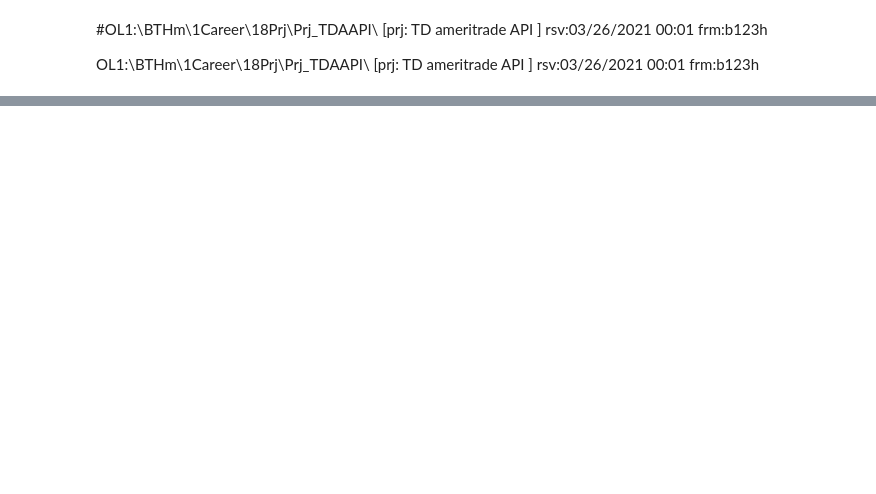
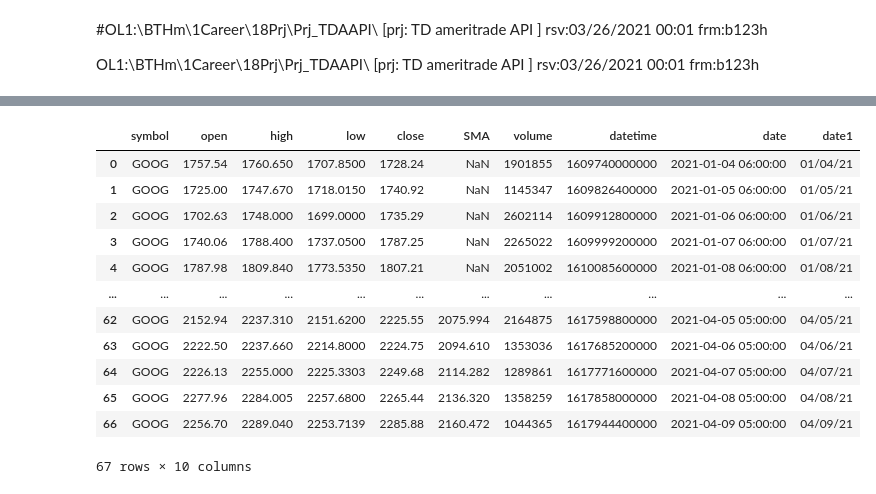
Before and after one commit to ben-t-eng/prj_TDAAPI, a Jupyter notebook: URLDecoder.ipynb, the cells around one changed output, grey strips where cells are left out. Saved outputs shown, nothing was run; the diff lists cells and outputs as text; code cells hidden in the pictures; blank space fills up the shorter version.

```diff
--- a/URLDecoder.ipynb
+++ b/URLDecoder.ipynb
@@ -134,0 +148,10 @@ yBsr.find_by_id("login-signin").click()
+# %%
+import talib
+
+
+#https://www.geeksforgeeks.org/adding-new-column-to-existing-dataframe-in-pandas/
+ySMA=talib.SMA(df1['close'].values, timeperiod=10)
+
+# df1["SMA"]=ySMA ##works
+df1.insert(5,"SMA",  ySMA, True) #works too
+df1
@@ -134,0 +181,23 @@ yBsr.find_by_id("login-signin").click()
+# %%
+# new way to convert DF to np index to pydatetime
+#df2=df1
+df1['date1'] =df1['date'].dt.strftime('%x')  # %x ='%m/%d/%y'
+# df. series. range. which is a datetime obj will have strftime function
+# https://docs.python.org/3/library/datetime.html#strftime-and-strptime-behavior
+
+
+df1
+# %% [output]
+|  | symbol | open | high | low | close | SMA | volume | datetime | date | date1 |
+| 0 | GOOG | 1757.54 | 1760.650 | 1707.8500 | 1728.24 | NaN | 1901855 | 1609740000000 | 2021-01-04 06:00:00 | 01/04/21 |
+| 1 | GOOG | 1725.00 | 1747.670 | 1718.0150 | 1740.92 | NaN | 1145347 | 1609826400000 | 2021-01-05 06:00:00 | 01/05/21 |
+| 2 | GOOG | 1702.63 | 1748.000 | 1699.0000 | 1735.29 | NaN | 2602114 | 1609912800000 | 2021-01-06 06:00:00 | 01/06/21 |
+| 3 | GOOG | 1740.06 | 1788.400 | 1737.0500 | 1787.25 | NaN | 2265022 | 1609999200000 | 2021-01-07 06:00:00 | 01/07/21 |
+| 4 | GOOG | 1787.98 | 1809.840 | 1773.5350 | 1807.21 | NaN | 2051002 | 1610085600000 | 2021-01-08 06:00:00 | 01/08/21 |
+| ... | ... | ... | ... | ... | ... | ... | ... | ... | ... | ... |
+| 62 | GOOG | 2152.94 | 2237.310 | 2151.6200 | 2225.55 | 2075.994 | 2164875 | 1617598800000 | 2021-04-05 05:00:00 | 04/05/21 |
+| 63 | GOOG | 2222.50 | 2237.660 | 2214.8000 | 2224.75 | 2094.610 | 1353036 | 1617685200000 | 2021-04-06 05:00:00 | 04/06/21 |
+| 64 | GOOG | 2226.13 | 2255.000 | 2225.3303 | 2249.68 | 2114.282 | 1289861 | 1617771600000 | 2021-04-07 05:00:00 | 04/07/21 |
+| 65 | GOOG | 2277.96 | 2284.005 | 2257.6800 | 2265.44 | 2136.320 | 1358259 | 1617858000000 | 2021-04-08 05:00:00 | 04/08/21 |
+| 66 | GOOG | 2256.70 | 2289.040 | 2253.7139 | 2285.88 | 2160.472 | 1044365 | 1617944400000 | 2021-04-09 05:00:00 | 04/09/21 |
+67 rows × 10 columns
```
Also changed, not shown: parts of 17 cells of this notebook, 15 other files.
